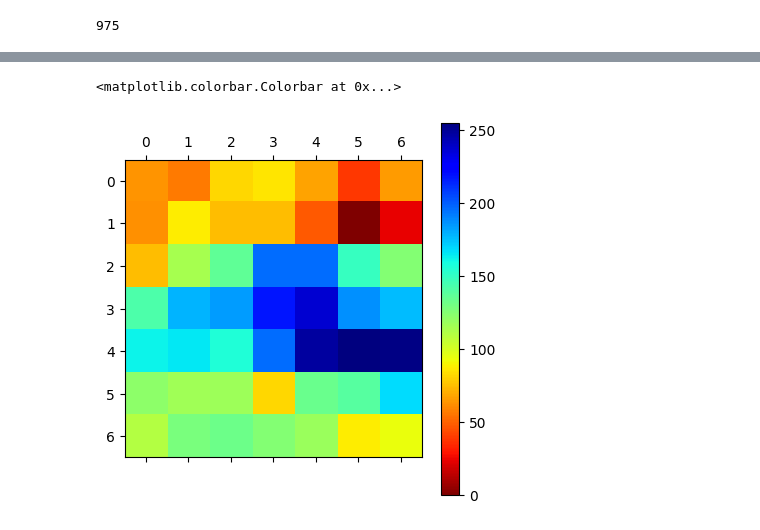
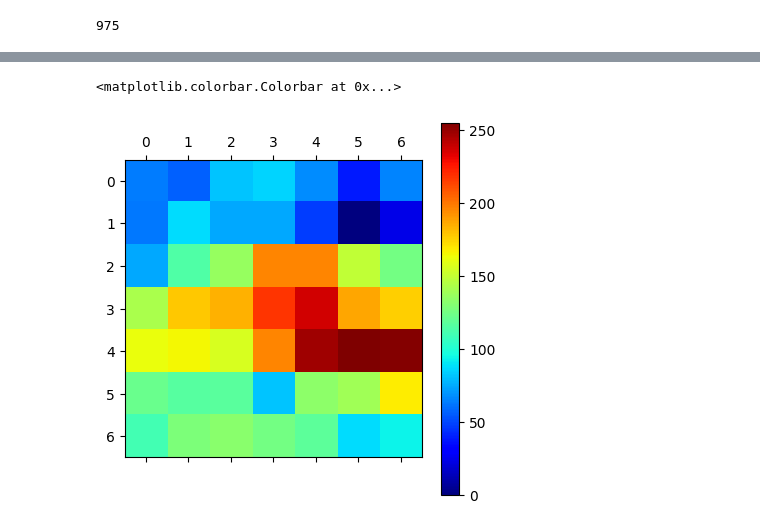
Before and after one commit to mlelarge/ens-ml4sd, a Jupyter notebook: notebooks/8_Class_activation_map.ipynb, the cells around one changed output, grey strips where cells are left out. Drawn from its saved outputs; the diff is of its cells as text; code cells hidden in the pictures.

```diff
--- a/notebooks/8_Class_activation_map.ipynb
+++ b/notebooks/8_Class_activation_map.ipynb
@@ -241,7 +242,7 @@ plot_CAM(img_np,CAM2)
 # %%
 import matplotlib.pyplot as plt
-plt.matshow(CAM2, cmap='jet_r')
+plt.matshow(CAM2, cmap='jet')
 plt.colorbar()
 # %% [output]
 <matplotlib.colorbar.Colorbar at 0x...>
-[figure, old version]
+[figure, new version]
```
Also changed, not shown: parts of 5 cells of this notebook, 1 other file.
